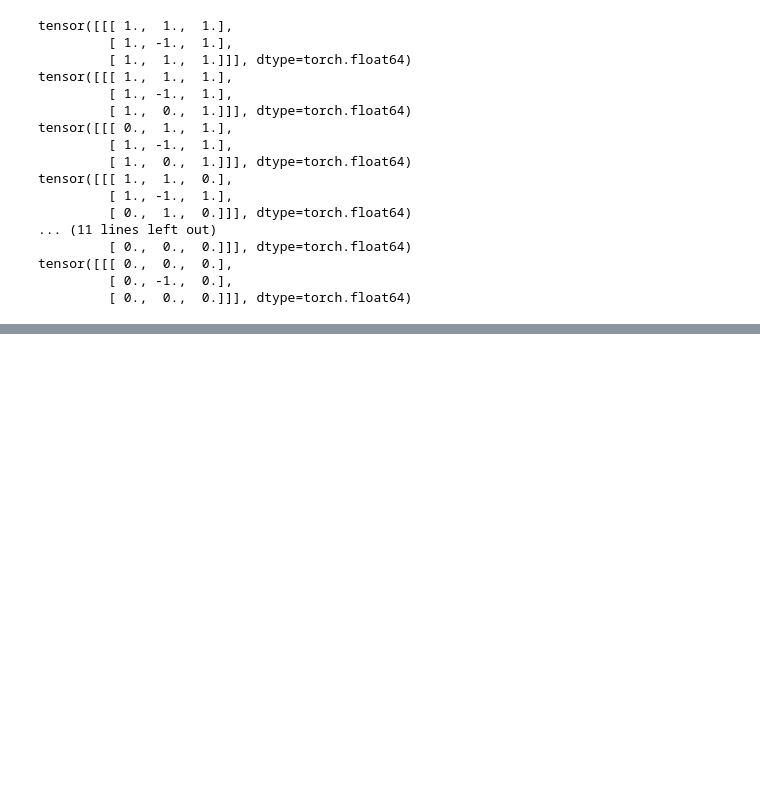
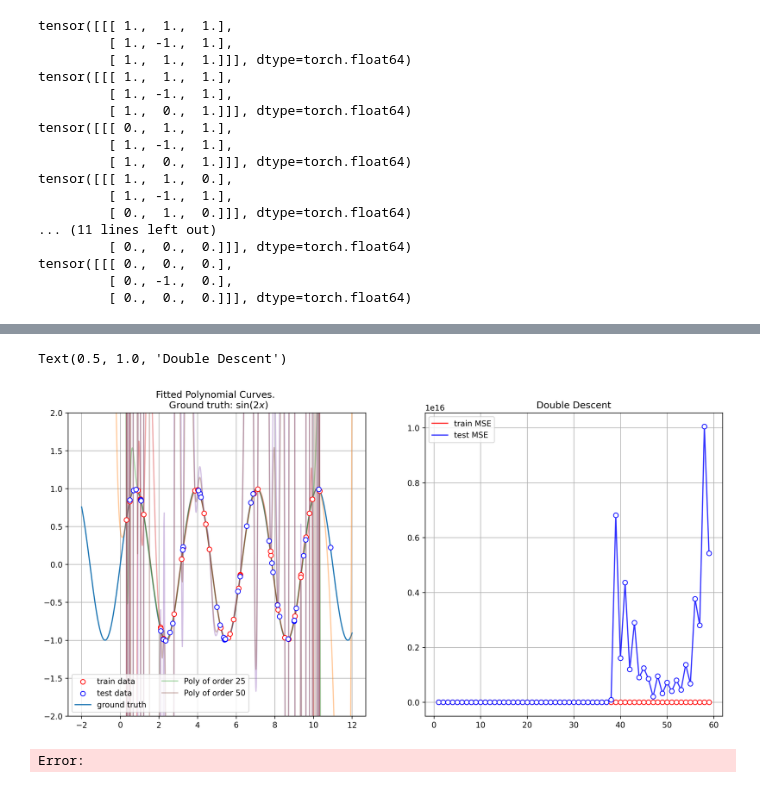
Before and after one commit to hrjtju/BIMSA, a Jupyter notebook: predictor_life_simple/test_weight.ipynb, the cells around one changed output, grey strips where cells are left out. Saved outputs shown, nothing was run; the diff lists cells and outputs as text; code cells hidden in the pictures; blank space fills up the shorter version.

```diff
--- a/predictor_life_simple/test_weight.ipynb
+++ b/predictor_life_simple/test_weight.ipynb
@@ -177,0 +200,50 @@ tensor([[[ 0.,  0.,  0.],
+# %%
+import warnings
+
+warnings.filterwarnings("ignore")
+
+train_loss_ls = []
+test_loss_ls = []
+estimator_num = range(1, 60)
+
+plt.figure(figsize=(15, 7), dpi=300)
+plt.subplot(1, 2, 1)
+plt.scatter(x, y, marker="o", c="white", edgecolors="red", label="train data", zorder=10)
+plt.scatter(x_t, y_t, marker="o", c="white", edgecolors="blue", label="test data", zorder=10)
+plt.plot(x_grid, y_ground_truth, label="ground truth")
+
+for d in estimator_num:
+    legval = np.polynomial.legendre.legval
+
+    res = np.polynomial.legendre.Legendre.fit(x, y, d)
+    p = np.polynomial.legendre.Legendre(res)
+
+    yhat_train = res(x)
+    yhat_test = res(y)
+
+    print(f"Order: {d} | Train Loss: {(train_loss:=(np.linalg.norm(yhat_train - y) / N)):.2f}, Test Loss: {(test_loss:=np.linalg.norm(yhat_test - y_t) / N):.2f}")
+
+    train_loss_ls.append(train_loss)
+    test_loss_ls.append(test_loss)
+
+    if d % 15 == 0:
+        plt.plot(x_grid, res(x_grid), alpha=0.4)
+    elif d % 25 == 0:
+        plt.plot(x_grid, res(x_grid), label=f"Poly of order {d}", alpha=0.4)
+
+plt.legend(ncols=2)
+plt.ylim(-2, 2)
+plt.grid()
+
+plt.title("Fitted Polynomial Curves. \n Ground truth: " + r"$\sin(2x)$")
+
+
+plt.subplot(1, 2, 2)
+plt.plot(estimator_num, train_loss_ls, label="train MSE", alpha=0.8, color="red")
+plt.scatter(estimator_num, train_loss_ls, edgecolors="red", color="white", zorder=10)
+plt.plot(estimator_num, test_loss_ls, label="test MSE", alpha=0.8, color="blue")
+plt.scatter(estimator_num, test_loss_ls, edgecolors="blue", color="white", zorder=10)
+plt.legend()
+plt.grid()
+plt.title("Double Descent")
+# %% [output]
@@ -177,0 +267,3 @@ tensor([[[ 0.,  0.,  0.],
+Text(0.5, 1.0, 'Double Descent')
+[figure, added]
+Error:
```
Also changed, not shown: parts of 4 cells of this notebook, 35 other files.
